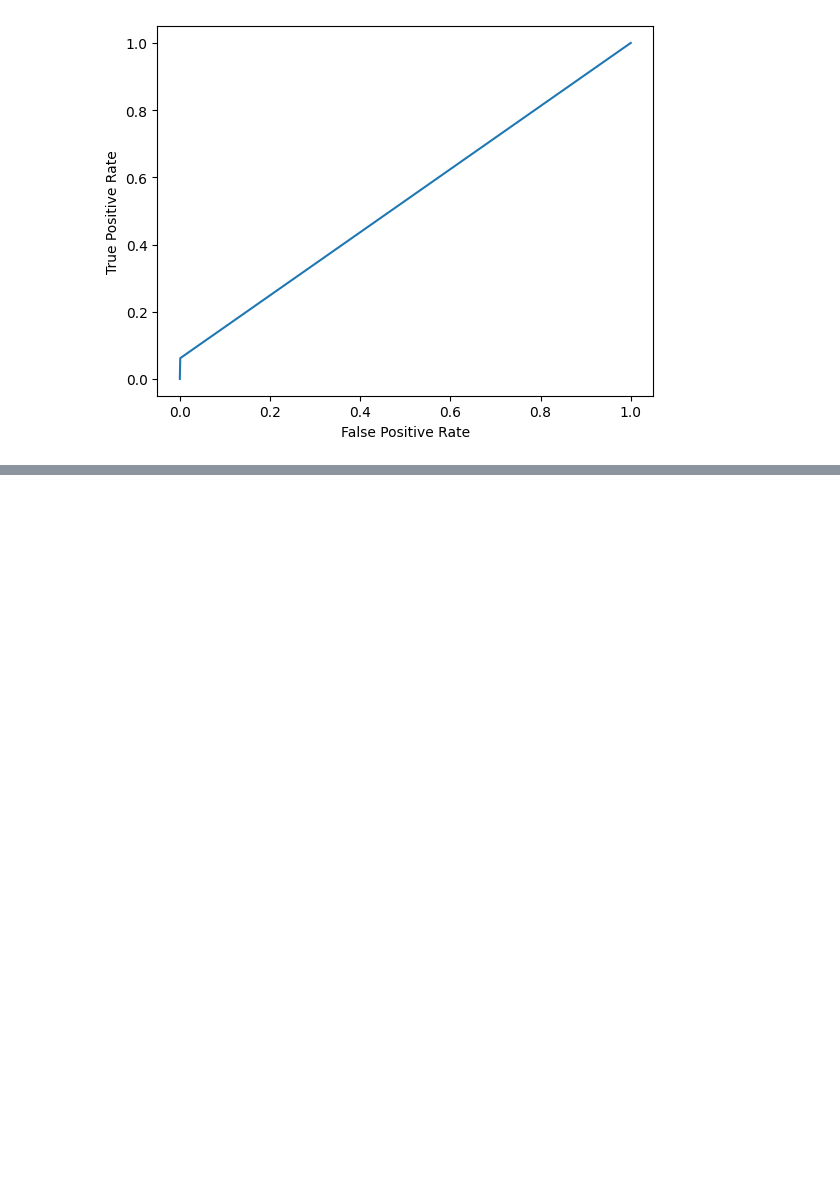
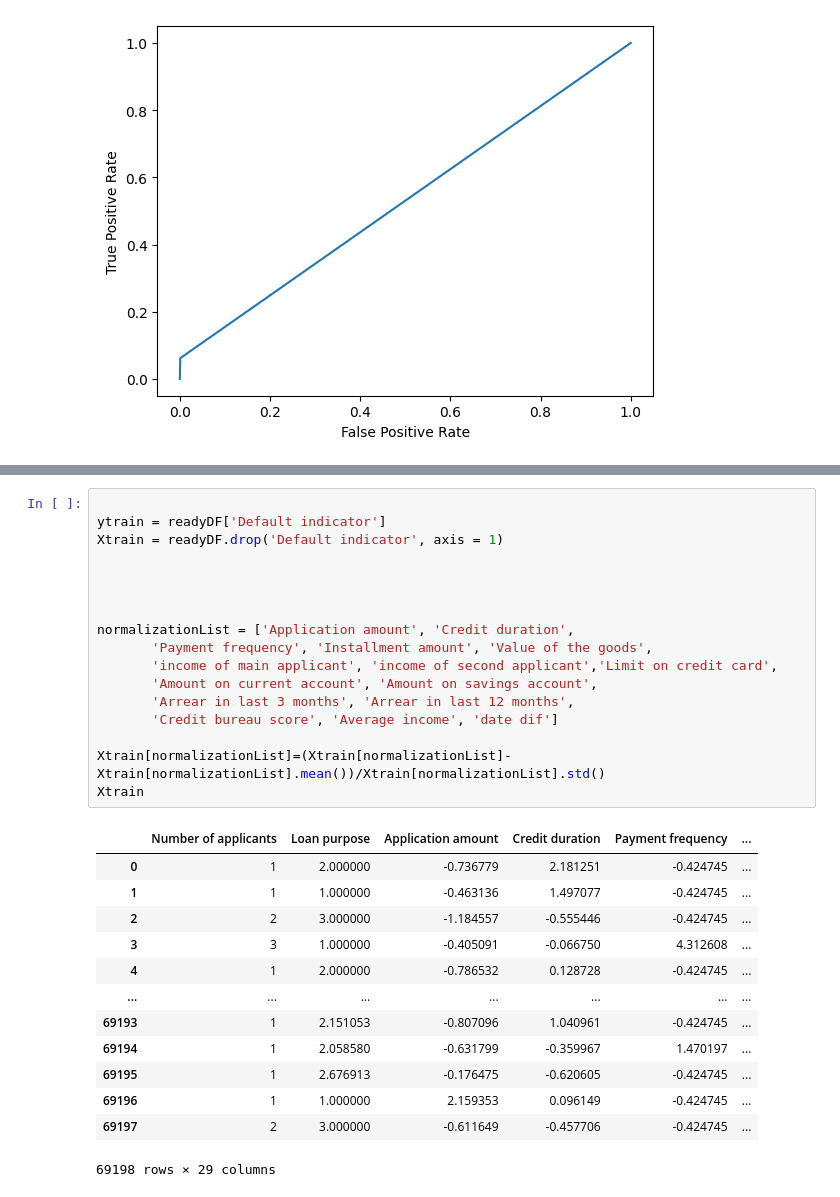
Before and after one commit to Jagodno/Pre-selection-Assignment, a Jupyter notebook: ml.ipynb, the cells around one changed output, grey strips where cells are left out. Drawn from its saved outputs; the diff is of its cells as text; blank space fills up the shorter version.

```diff
--- a/ml.ipynb
+++ b/ml.ipynb
@@ -92,0 +148,31 @@ df
+# %%
+
+ytrain = readyDF['Default indicator']
+Xtrain = readyDF.drop('Default indicator', axis = 1)
+
+
+
+
+normalizationList = ['Application amount', 'Credit duration',
+       'Payment frequency', 'Installment amount', 'Value of the goods',
+       'income of main applicant', 'income of second applicant','Limit on credit card',
+       'Amount on current account', 'Amount on savings account',
+       'Arrear in last 3 months', 'Arrear in last 12 months',
+       'Credit bureau score', 'Average income', 'date dif']
+
+Xtrain[normalizationList]=(Xtrain[normalizationList]-Xtrain[normalizationList].mean())/Xtrain[normalizationList].std()
+Xtrain
+# %% [output]
+|  | Number of applicants | Loan purpose | Application amount | Credit duration | Payment frequency | ... |
+| 0 | 1 | 2.000000 | -0.736779 | 2.181251 | -0.424745 | ... |
+| 1 | 1 | 1.000000 | -0.463136 | 1.497077 | -0.424745 | ... |
+| 2 | 2 | 3.000000 | -1.184557 | -0.555446 | -0.424745 | ... |
+| 3 | 3 | 1.000000 | -0.405091 | -0.066750 | 4.312608 | ... |
+| 4 | 1 | 2.000000 | -0.786532 | 0.128728 | -0.424745 | ... |
+| ... | ... | ... | ... | ... | ... | ... |
+| 69193 | 1 | 2.151053 | -0.807096 | 1.040961 | -0.424745 | ... |
+| 69194 | 1 | 2.058580 | -0.631799 | -0.359967 | 1.470197 | ... |
+| 69195 | 1 | 2.676913 | -0.176475 | -0.620605 | -0.424745 | ... |
+| 69196 | 1 | 1.000000 | 2.159353 | 0.096149 | -0.424745 | ... |
+| 69197 | 2 | 3.000000 | -0.611649 | -0.457706 | -0.424745 | ... |
+69198 rows × 29 columns
```
Also changed, not shown: parts of 9 cells of this notebook.
